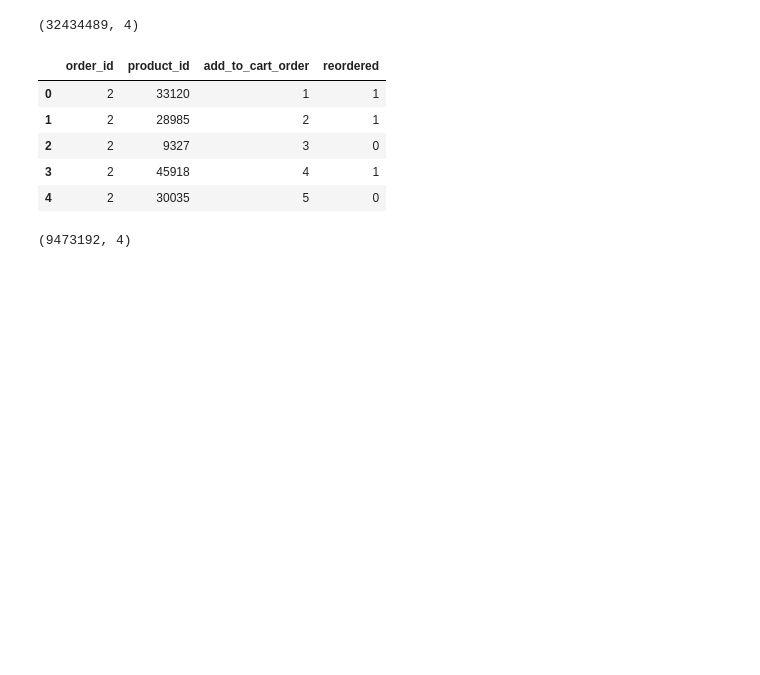
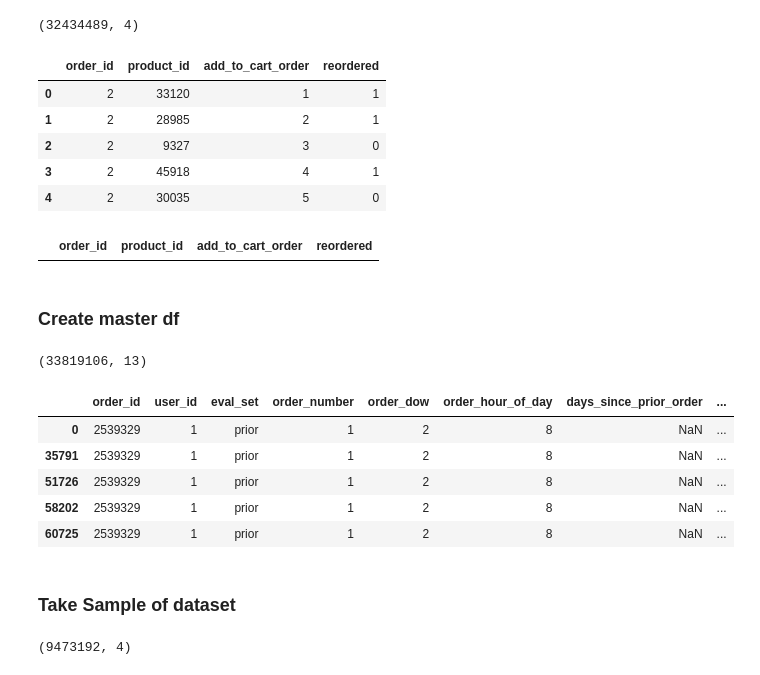
Before and after one commit to Wafic/instacart-kaggle-competition, a Jupyter notebook: explore_instacart_data.ipynb, the cells around one changed output. Cells and saved outputs as stored; diff of their text form; code cells hidden in the pictures; blank space fills up the shorter version.

```diff
--- a/explore_instacart_data.ipynb
+++ b/explore_instacart_data.ipynb
@@ -118,3 +114,45 @@ orders_products_prior.head(5)
 | 2 | 2 | 9327 | 3 | 0 |
 | 3 | 2 | 45918 | 4 | 1 |
 | 4 | 2 | 30035 | 5 | 0 |
+# %%
+orders_products_prior[orders_products_prior.order_id == 2774568]
+# %% [output]
+|  | order_id | product_id | add_to_cart_order | reordered |
+# %% [markdown]
+### Create master df
+# %%
+order_products_prior_df = pd.read_csv('data/order_products__prior.csv', engine='c',
+                                          dtype={'order_id': np.int32, 'product_id': np.int32,
+                                                 'add_to_cart_order': np.int16, 'reordered': np.int8})
+
+order_products_train_df = pd.read_csv('data/order_products__train.csv', engine='c',
+                                      dtype={'order_id': np.int32, 'product_id': np.int32,
+                                             'add_to_cart_order': np.int16, 'reordered': np.int8})
+
+orders_df = pd.read_csv('data/orders.csv', engine='c',
+                        dtype={'order_id': np.int32, 'user_id': np.int32, 'order_number': np.int32,
+                               'order_dow': np.int8, 'order_hour_of_day': np.int8,
+                               'days_since_prior_order': np.float16})
+
+products_df = pd.read_csv("data/products.csv", engine='c')
+
+df_train = orders_df.merge(order_products_train_df, how='inner', on='order_id')
+df_train = df_train.merge(products_df, how='inner', on='product_id')
+df_train.sort_values(['user_id', 'order_number'], axis=0, inplace=True)
+
+df_prior = orders_df.merge(order_products_prior_df, how='inner', on='order_id')
+df_prior = df_prior.merge(products_df, how='inner', on='product_id')
+df_prior.sort_values(['user_id', 'order_number'], axis=0, inplace=True)
+
+df = pd.concat([df_prior, df_train])
+# %%
+print(df.shape)
+df.head()
+# %% [output]
+(33819106, 13)
+|  | order_id | user_id | eval_set | order_number | order_dow | order_hour_of_day | days_since_prior_order | ... |
+| 0 | 2539329 | 1 | prior | 1 | 2 | 8 | NaN | ... |
+| 35791 | 2539329 | 1 | prior | 1 | 2 | 8 | NaN | ... |
+| 51726 | 2539329 | 1 | prior | 1 | 2 | 8 | NaN | ... |
+| 58202 | 2539329 | 1 | prior | 1 | 2 | 8 | NaN | ... |
+| 60725 | 2539329 | 1 | prior | 1 | 2 | 8 | NaN | ... |
@@ -121,3 +161,5 @@ orders_products_prior.head(5)
+# %% [markdown]
+### Take Sample of dataset
 # %%
 orders_products_prior_sample = orders_products_prior[orders_products_prior.order_id <= 1000000]
 orders_products_prior_sample.shape
```
Also changed, not shown: parts of 13 cells of this notebook, 2 other files.
